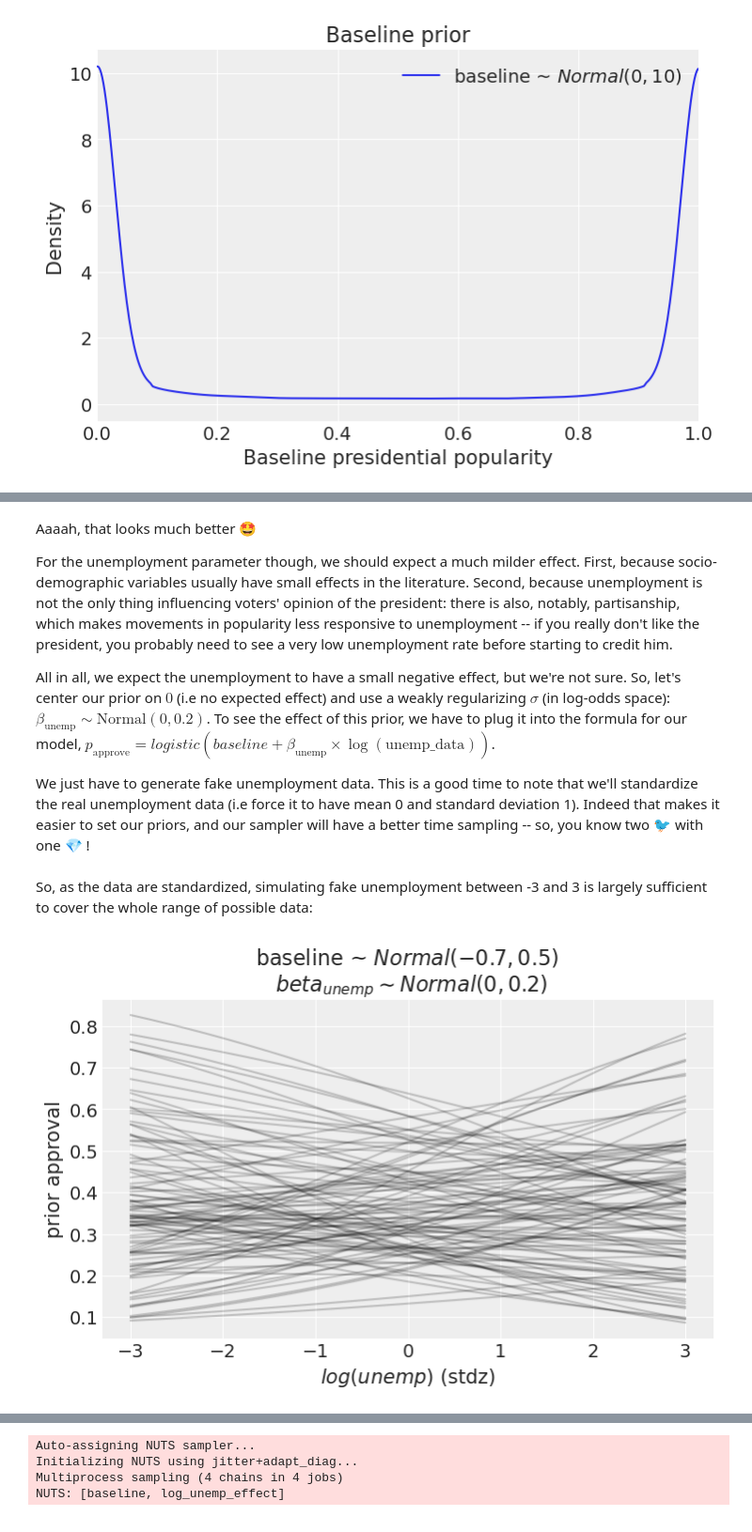
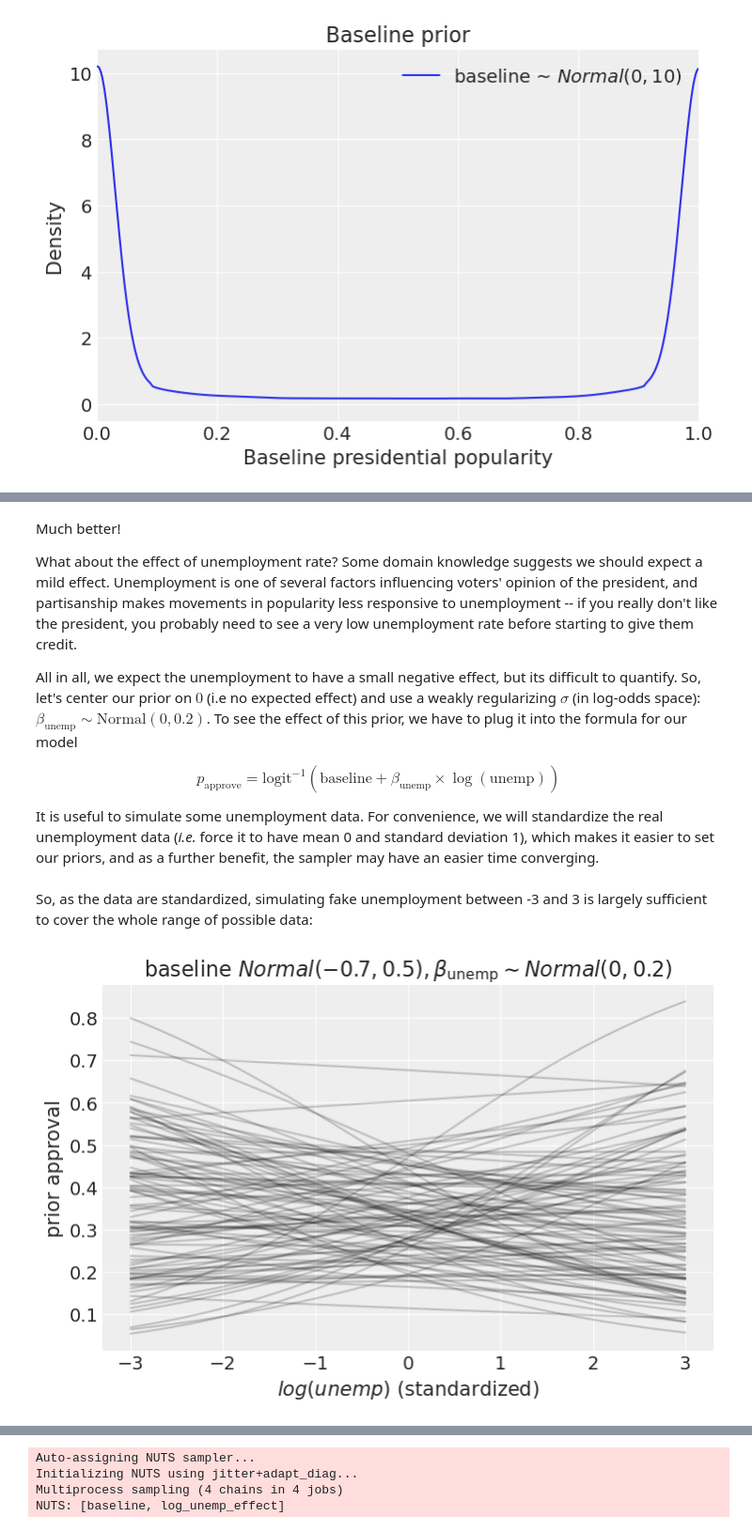
Before and after one commit to fonnesbeck/bayes_course_june_2024, a Jupyter notebook: notebooks/Section2_3-Generalized_Linear_Models.ipynb, the cells around one changed output, grey strips where cells are left out. Shown at 94% size. Saved outputs shown, nothing was run; the diff lists cells and outputs as text; code cells hidden in the pictures.

```diff
--- a/notebooks/Section2_3-Generalized_Linear_Models.ipynb
+++ b/notebooks/Section2_3-Generalized_Linear_Models.ipynb
@@ -674,7 +665,7 @@ $$logistic(x) = \frac{1}{1 + e^{-x}}$$
 
 Let's visualize this function to get a better understanding:
 # %%
-def logistic(x):
+def invlogit(x):
     return 1 / (1 + np.exp(-x))
 # %%
 xvals = np.linspace(-8, 8)
@@ -732,11 +718,13 @@ ax.set_title("Baseline prior");
 # %% [markdown]
-Aaaah, that looks much better 🤩
+Much better!
 
-For the unemployment parameter though, we should expect a much milder effect. First, because socio-demographic variables usually have small effects in the literature. Second, because unemployment is not the only thing influencing voters' opinion of the president: there is also, notably, partisanship, which makes movements in popularity less responsive to unemployment -- if you really don't like the president, you probably need to see a very low unemployment rate before starting to credit him.
+What about the effect of unemployment rate? Some domain knowledge suggests we should expect a mild effect. Unemployment is one of several factors influencing voters' opinion of the president, and partisanship makes movements in popularity less responsive to unemployment -- if you really don't like the president, you probably need to see a very low unemployment rate before starting to give them credit.
 
-All in all, we expect the unemployment to have a small negative effect, but we're not sure. So, let's center our prior on $0$ (i.e no expected effect) and use a weakly regularizing $\sigma$ (in log-odds space): $\beta_{\text{unemp}} \sim \mathrm{Normal}(0, 0.2)$. To see the effect of this prior, we have to plug it into the formula for our model, $p_{\text{approve}} = logistic(baseline + \beta_{\text{unemp}} \times \log(\text{unemp_data}))$.
+All in all, we expect the unemployment to have a small negative effect, but its difficult to quantify. So, let's center our prior on $0$ (i.e no expected effect) and use a weakly regularizing $\sigma$ (in log-odds space): $\beta_{\text{unemp}} \sim \mathrm{Normal}(0, 0.2)$. To see the effect of this prior, we have to plug it into the formula for our model
 
-We just have to generate fake unemployment data. This is a good time to note that we'll standardize the real unemployment data (i.e force it to have mean 0 and standard deviation 1). Indeed that makes it easier to set our priors, and our sampler will have a better time sampling -- so, you know two 🐦 with one 💎 !
+$$p_{\text{approve}} = \text{logit}^{-1}(\text{baseline} + \beta_{\text{unemp}} \times \log(\text{unemp}))$$
+
+It is useful to simulate some unemployment data. For convenience, we will standardize the real unemployment data (*i.e.* force it to have mean 0 and standard deviation 1), which makes it easier to set our priors, and as a further benefit, the sampler may have an easier time converging.
 # %%
 def standardize(series):
     """Standardize a pandas series"""
@@ -749,15 +737,15 @@ So, as the data are standardized, simulating fake unemployment between -3 and 3
 # %%
 unemp_effect_prior_samples = pm.draw(pm.Normal.dist(0.0, 0.2), draws=20_000)
 fake_unemp = np.linspace(-3, 3, 200)
 
-prior_approval = logistic(
+prior_approval = invlogit(
     baseline_prior_samples[:, None] + unemp_effect_prior_samples[:, None] * fake_unemp
 )
 
 for i in range(100):
     plt.plot(fake_unemp, prior_approval[i], "k", alpha=0.2)
-plt.xlabel("$log(unemp)$ (stdz)")
+plt.xlabel("$log(unemp)$ (standardized)")
 plt.ylabel("prior approval")
-plt.title("baseline ~ $Normal(-0.7, 0.5)$ \n $beta_{unemp} \sim Normal(0, 0.2)$");
+plt.title("$\\text{baseline} ~ Normal(-0.7, 0.5), \\beta_{\\text{unemp}} \\sim Normal(0, 0.2)$");
 # %% [output]
-[figure, old version]
+[figure, new version]
```
Also changed, not shown: parts of 30 cells of this notebook, 1 other file.
